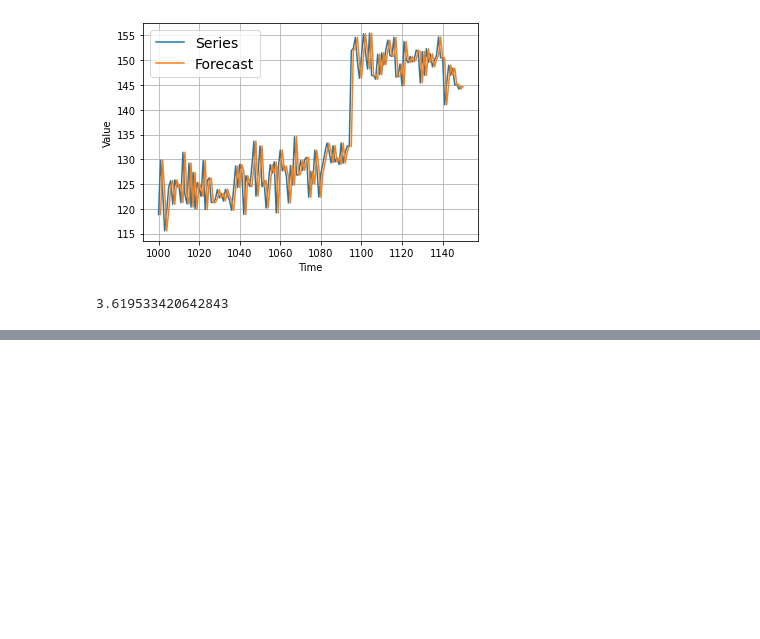
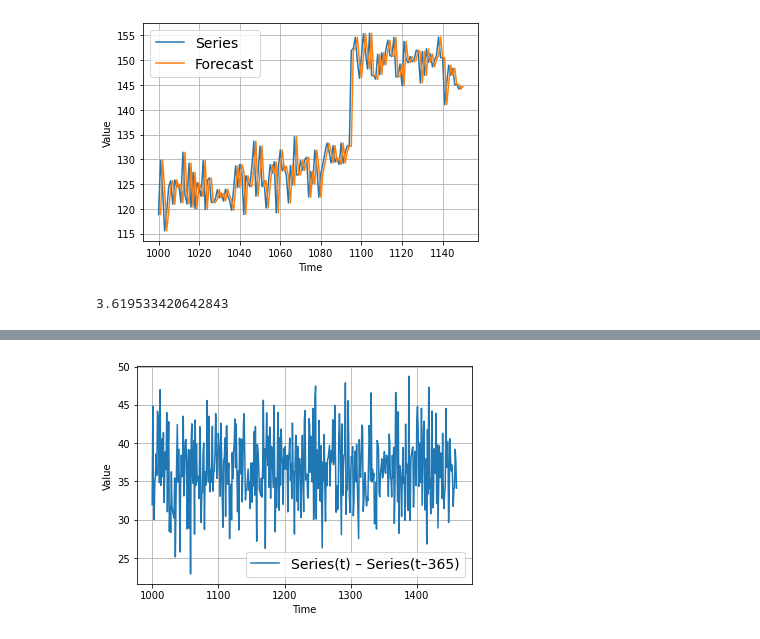
Before and after one commit to AEsir777/some-data-analysis-project, a Jupyter notebook: time series forcasting/Naive Forecasting.ipynb, the cells around one changed output, grey strips where cells are left out. Cells and saved outputs as stored; diff of their text form; code cells hidden in the pictures; blank space fills up the shorter version.

```diff
--- a/time series forcasting/Naive Forecasting.ipynb
+++ b/time series forcasting/Naive Forecasting.ipynb
@@ -82,0 +135,5 @@ abs_errors.mean()
+# %%
+# validation period
+plot_series(time_valid, diff_series[split_time - 365:], label="Series(t) – Series(t–365)")
+# %% [output]
+[figure, added]
```
Also changed, not shown: parts of 19 cells of this notebook.
